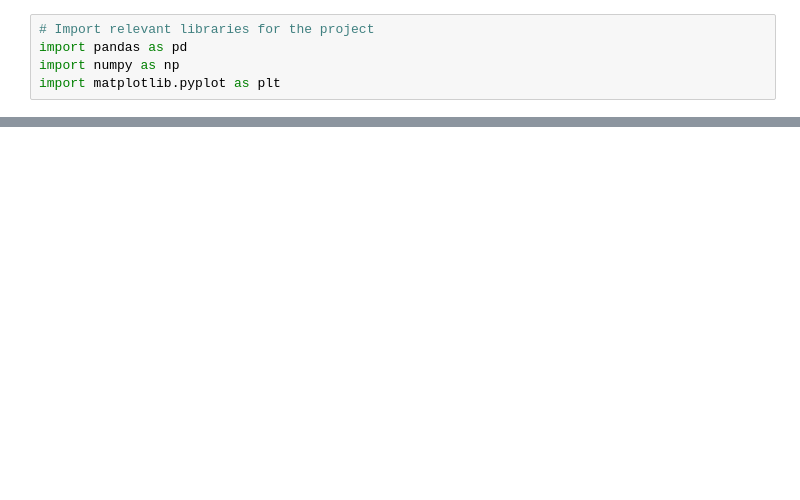
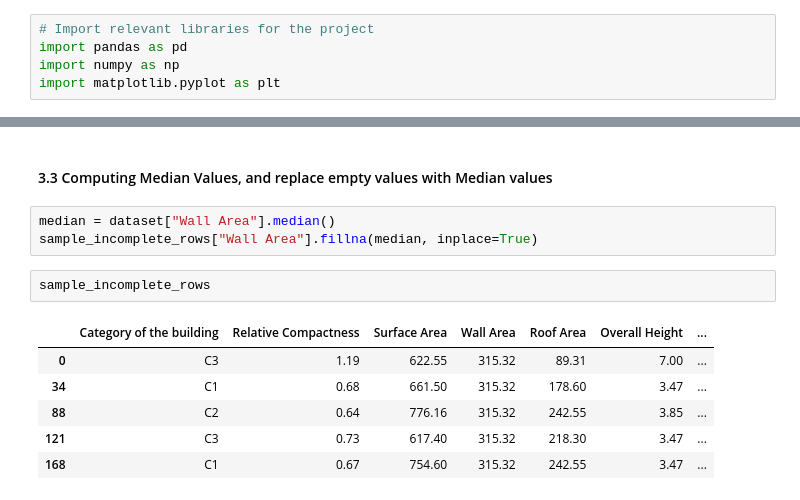
Before and after one commit to carlos-alves-one/ML-Coursework, a Jupyter notebook: regression.ipynb, the cells around one changed output, grey strips where cells are left out. Drawn from its saved outputs; the diff is of its cells as text; blank space fills up the shorter version.

```diff
--- a/regression.ipynb
+++ b/regression.ipynb
@@ -71,0 +201,14 @@ dataset.head()
+# %% [markdown]
+#### 3.3 Computing Median Values, and replace empty values with Median values
+# %%
+median = dataset["Wall Area"].median()
+sample_incomplete_rows["Wall Area"].fillna(median, inplace=True)
+# %%
+sample_incomplete_rows
+# %% [output]
+|  | Category of the building | Relative Compactness | Surface Area | Wall Area | Roof Area | Overall Height | ... |
+| 0 | C3 | 1.19 | 622.55 | 315.32 | 89.31 | 7.00 | ... |
+| 34 | C1 | 0.68 | 661.50 | 315.32 | 178.60 | 3.47 | ... |
+| 88 | C2 | 0.64 | 776.16 | 315.32 | 242.55 | 3.85 | ... |
+| 121 | C3 | 0.73 | 617.40 | 315.32 | 218.30 | 3.47 | ... |
+| 168 | C1 | 0.67 | 754.60 | 315.32 | 242.55 | 3.47 | ... |
```
Also changed, not shown: parts of 22 cells of this notebook, 2 other files.
